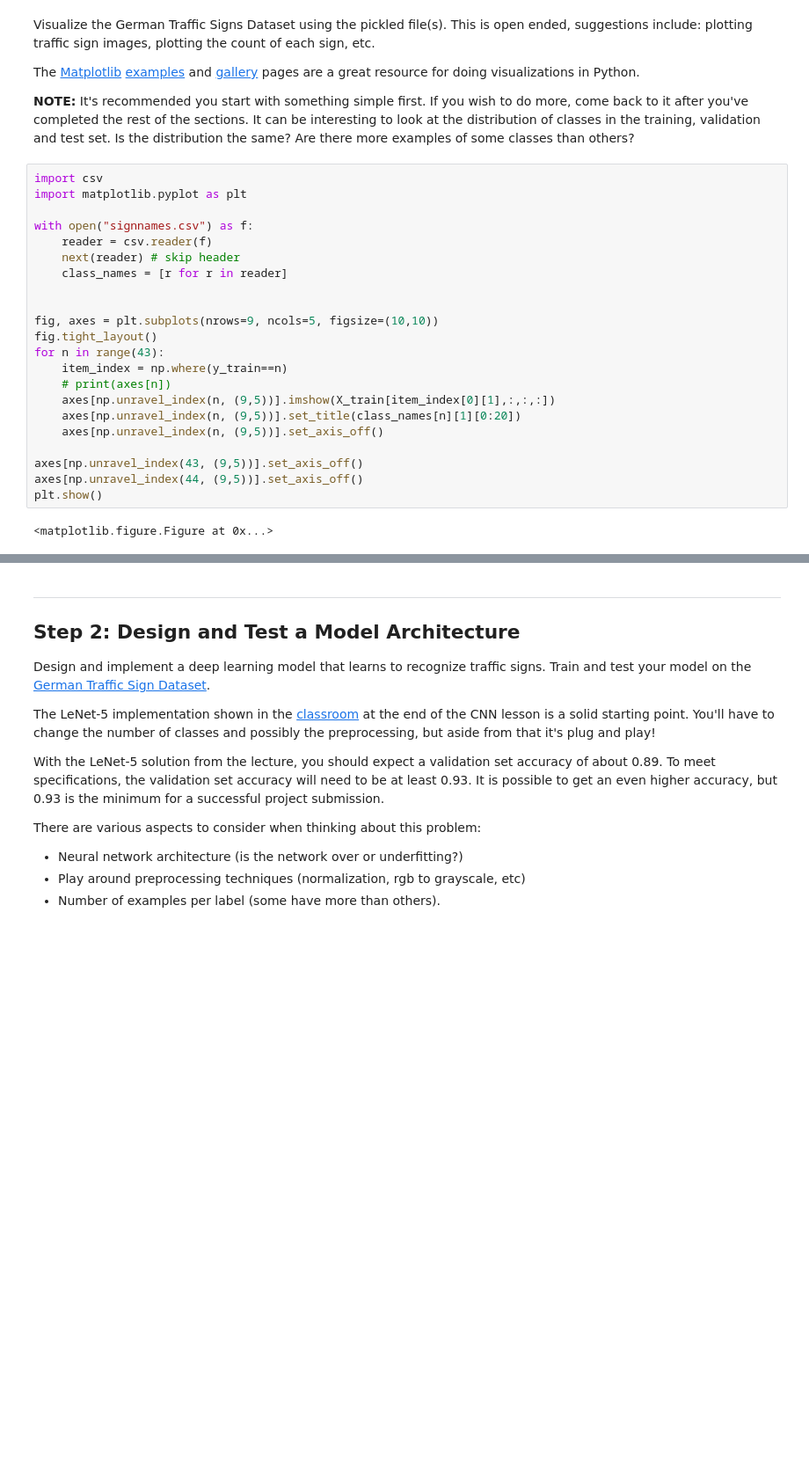
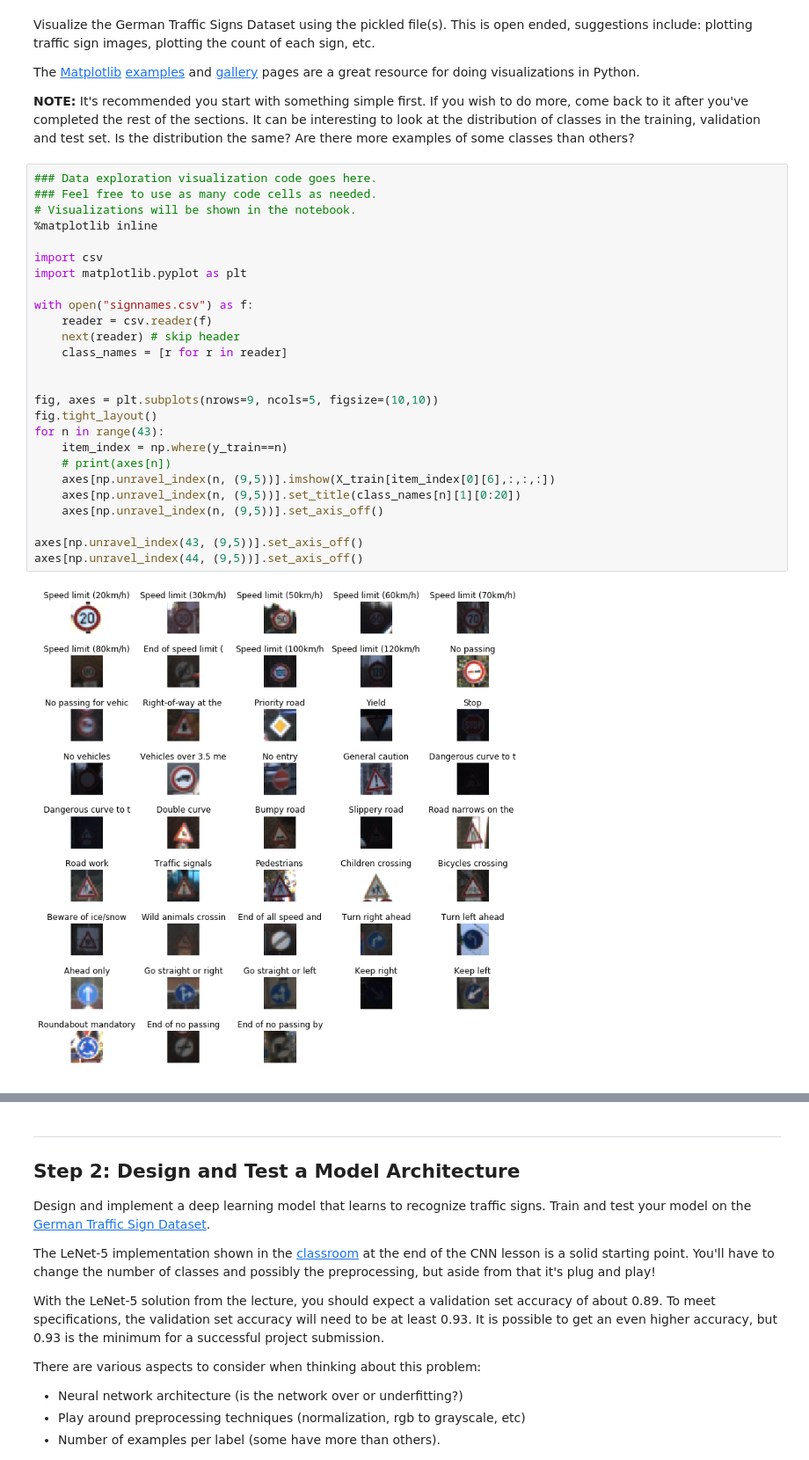
Before and after one commit to Quarke89/CarND-Traffic-Sign-Classifier-Project, a Jupyter notebook: Traffic_Sign_Classifier.ipynb, the cells around one changed output, grey strips where cells are left out. Shown at 88% size. Drawn from its saved outputs; the diff is of its cells as text; blank space fills up the shorter version.

```diff
--- a/Traffic_Sign_Classifier.ipynb
+++ b/Traffic_Sign_Classifier.ipynb
@@ -93,26 +93,30 @@ The [Matplotlib](http://matplotlib.org/) [examples](http://matplotlib.org/exampl
 
 **NOTE:** It's recommended you start with something simple first. If you wish to do more, come back to it after you've completed the rest of the sections. It can be interesting to look at the distribution of classes in the training, validation and test set. Is the distribution the same? Are there more examples of some classes than others?
 # %%
+### Data exploration visualization code goes here.
+### Feel free to use as many code cells as needed.
+# Visualizations will be shown in the notebook.
+%matplotlib inline
+
 import csv
 import matplotlib.pyplot as plt
 
 with open("signnames.csv") as f:
     reader = csv.reader(f)
     next(reader) # skip header
     class_names = [r for r in reader]
 
 
 fig, axes = plt.subplots(nrows=9, ncols=5, figsize=(10,10))
 fig.tight_layout()
 for n in range(43):
     item_index = np.where(y_train==n)
     # print(axes[n])
-    axes[np.unravel_index(n, (9,5))].imshow(X_train[item_index[0][1],:,:,:])
+    axes[np.unravel_index(n, (9,5))].imshow(X_train[item_index[0][6],:,:,:])
     axes[np.unravel_index(n, (9,5))].set_title(class_names[n][1][0:20])
     axes[np.unravel_index(n, (9,5))].set_axis_off()
 
 axes[np.unravel_index(43, (9,5))].set_axis_off()
 axes[np.unravel_index(44, (9,5))].set_axis_off()
-plt.show()
 # %% [output]
-<matplotlib.figure.Figure at 0x...>
+[figure, added]
```
Also changed, not shown: parts of 15 cells of this notebook, 5 other files.
